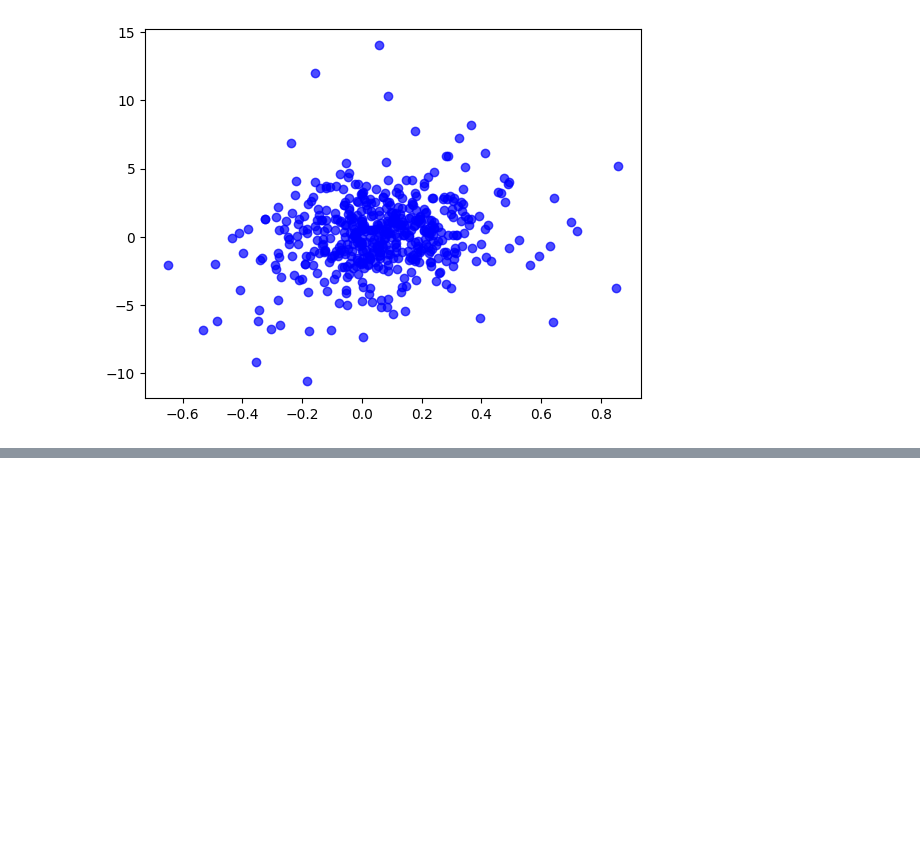
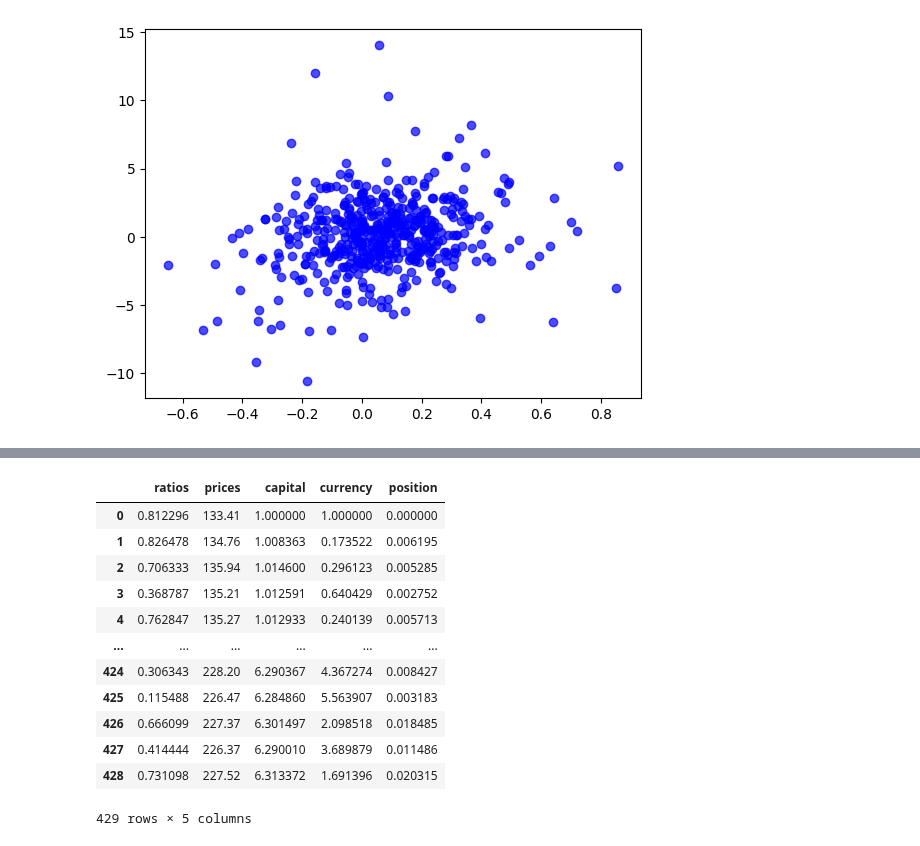
Before and after one commit to AlexWFreeman/Big-Data-Analytics, a Jupyter notebook: model/analysis4.ipynb, the cells around one changed output, grey strips where cells are left out. Cells and saved outputs as stored; diff of their text form; code cells hidden in the pictures; blank space fills up the shorter version.

```diff
--- a/model/analysis4.ipynb
+++ b/model/analysis4.ipynb
@@ -281,0 +347,3 @@ aveg_error1 / aveg_delta1, aveg_delta1
+# %%
+def sigmoid(x, k=1):
+    return np.array(1 / (1 + np.exp(-k * x)))
@@ -281,0 +418,18 @@ aveg_error1 / aveg_delta1, aveg_delta1
+# %%
+ratios2, prices2 = sigmoid(pred_delta, 1), real_price
+df_trade2 = trade(ratios2, prices2)
+df_trade2
+# %% [output]
+|  | ratios | prices | capital | currency | position |
+| 0 | 0.812296 | 133.41 | 1.000000 | 1.000000 | 0.000000 |
+| 1 | 0.826478 | 134.76 | 1.008363 | 0.173522 | 0.006195 |
+| 2 | 0.706333 | 135.94 | 1.014600 | 0.296123 | 0.005285 |
+| 3 | 0.368787 | 135.21 | 1.012591 | 0.640429 | 0.002752 |
+| 4 | 0.762847 | 135.27 | 1.012933 | 0.240139 | 0.005713 |
+| ... | ... | ... | ... | ... | ... |
+| 424 | 0.306343 | 228.20 | 6.290367 | 4.367274 | 0.008427 |
+| 425 | 0.115488 | 226.47 | 6.284860 | 5.563907 | 0.003183 |
+| 426 | 0.666099 | 227.37 | 6.301497 | 2.098518 | 0.018485 |
+| 427 | 0.414444 | 226.37 | 6.290010 | 3.689879 | 0.011486 |
+| 428 | 0.731098 | 227.52 | 6.313372 | 1.691396 | 0.020315 |
+429 rows × 5 columns
```
Also changed, not shown: parts of 26 cells of this notebook, 1 other file.
